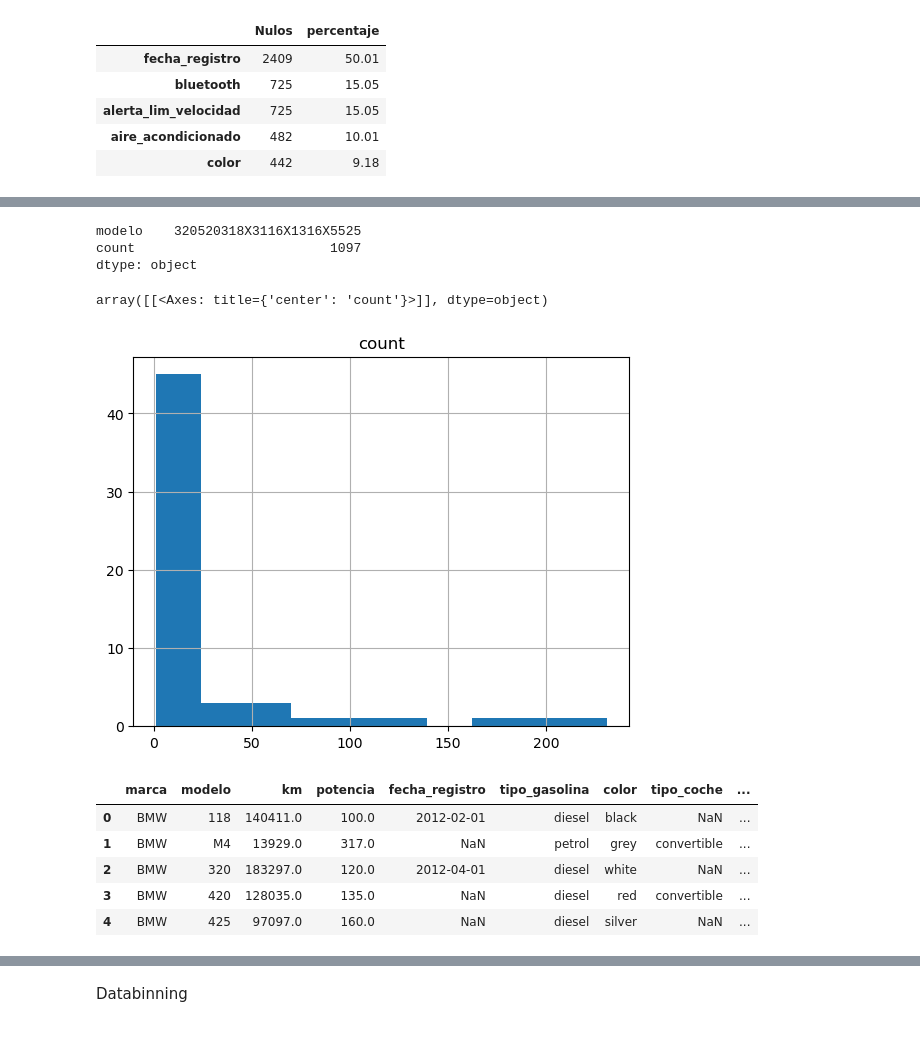
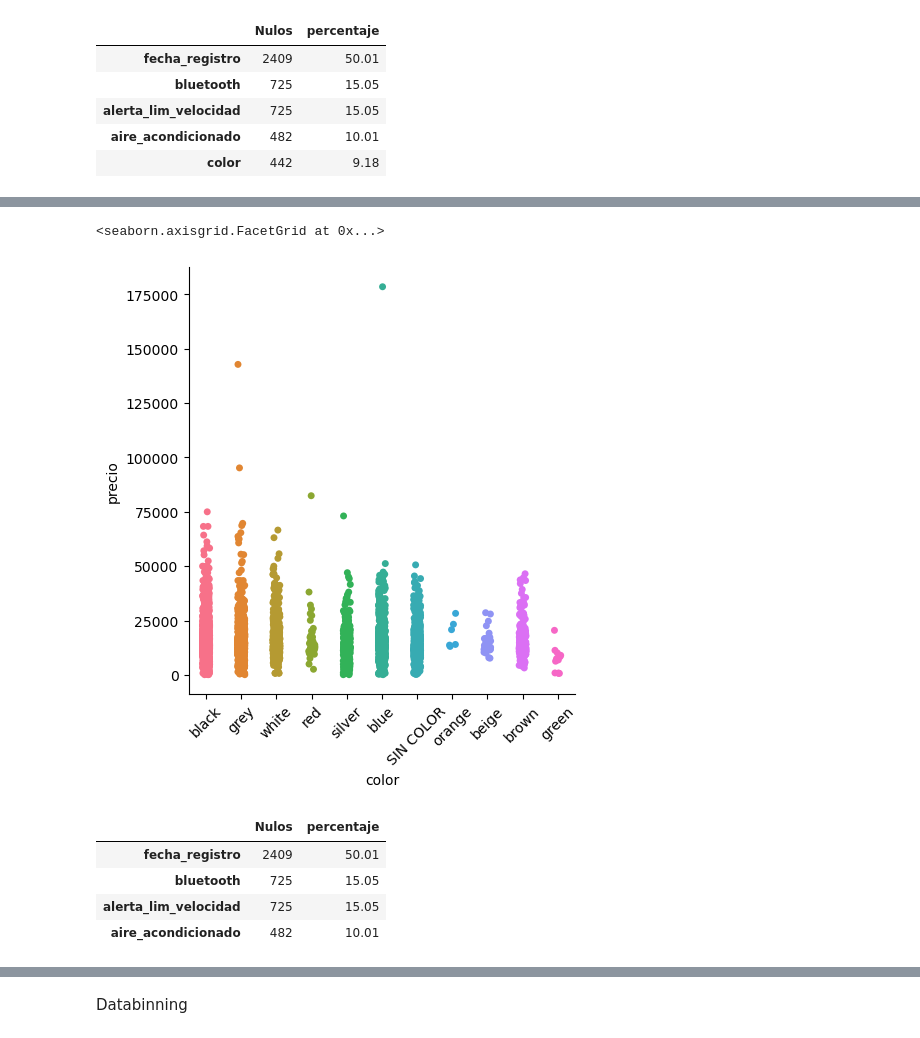
Before and after one commit to lltotti/Limpieza_Datos_BMW, a Jupyter notebook: Analisis.ipynb, the cells around one changed output, grey strips where cells are left out. Cells and saved outputs as stored; diff of their text form; code cells hidden in the pictures.

```diff
--- a/Analisis.ipynb
+++ b/Analisis.ipynb
@@ -327,28 +327,0 @@ pandas.core.series.Series
-# %%
-
-#df_bmw_sintipo[df_bmw_sintipo["modelo"]=="318"]["tipo_coche"].mode()
-
-#Creación de diccionario de modas para
-dicc_tipo_coche_modas = dict()
-for i in df_tipo_coche_modelo_sin_nulos["modelo"].unique():
-    dicc_tipo_coche_modas[i] = df_tipo_coche_modelo_sin_nulos[df_tipo_coche_modelo_sin_nulos["modelo"]==i].max()["tipo_coche"]
-
-print("DICCIONARIO: ", dicc_tipo_coche_modas)
-
-
-#df_bmw_sintipo["tipo_coche"][df_bmw_sintipo["tipo_coche"]=="320"].mode()
-
-for i in range(df_bmw["tipo_coche"].shape[0]):
-    if((df_bmw[i,7].isnull) & (df_bmw["modelo"]==i)):
-        df_bmw[i,7] = df_bmw[(~df_bmw["tipo_coche"].isnull()) & (df_bmw["modelo"]=="X3")]["tipo_coche"].mode()
-
-
-
-df_bmw()
-#df_bmw[(~df_bmw["tipo_coche"].isnull()) & (df_bmw["modelo"]=="X3")]["tipo_coche"].mode()
-
-
-df_bmw[(~df_bmw["tipo_coche"].isnull()) & (df_bmw["modelo"]=="X3")]["tipo_coche"].mode()
-
-
-df_bmw.fillna()
@@ -419,20 +327,0 @@ x
-# %%
-x[x["count"]>50].sum()
-# %% [output]
-modelo    320520318X3116X1316X5525
-count                         1097
-dtype: object
-# %%
-df_bmw[df_bmw["tipo_coche"].isnull()].groupby(["modelo"],as_index=False,dropna=False)["modelo"].value_counts().sort_values(by="count",ascending=False).hist()
-# %% [output]
-array([[<Axes: title={'center': 'count'}>]], dtype=object)
-[figure, removed]
-# %%
-df_bmw.head()
-# %% [output]
-|  | marca | modelo | km | potencia | fecha_registro | tipo_gasolina | color | tipo_coche | ... |
-| 0 | BMW | 118 | 140411.0 | 100.0 | 2012-02-01 | diesel | black | NaN | ... |
-| 1 | BMW | M4 | 13929.0 | 317.0 | NaN | petrol | grey | convertible | ... |
-| 2 | BMW | 320 | 183297.0 | 120.0 | 2012-04-01 | diesel | white | NaN | ... |
-| 3 | BMW | 420 | 128035.0 | 135.0 | NaN | diesel | red | convertible | ... |
-| 4 | BMW | 425 | 97097.0 | 160.0 | NaN | diesel | silver | NaN | ... |
@@ -448,0 +328,17 @@ colormap = plt.cm.RdBu
+# %%
+#5. COLOR:
+plot = sns.catplot(data=df_bmw, x="color", y="precio", hue="color", kind="strip")
+plot.set_xticklabels(rotation=45)
+# %% [output]
+<seaborn.axisgrid.FacetGrid at 0x...>
+[figure, added]
+# %%
+#La variable parece no impactar en el precio, por lo cual se remplazará sus nulos por "SIN COLOR"
+df_bmw["color"].fillna("SIN COLOR", inplace=True)
+listarNulos(df_bmw)
+# %% [output]
+|  | Nulos | percentaje |
+| fecha_registro | 2409 | 50.01 |
+| bluetooth | 725 | 15.05 |
+| alerta_lim_velocidad | 725 | 15.05 |
+| aire_acondicionado | 482 | 10.01 |
```
Also changed, not shown: parts of 41 cells of this notebook, 1 other file.
